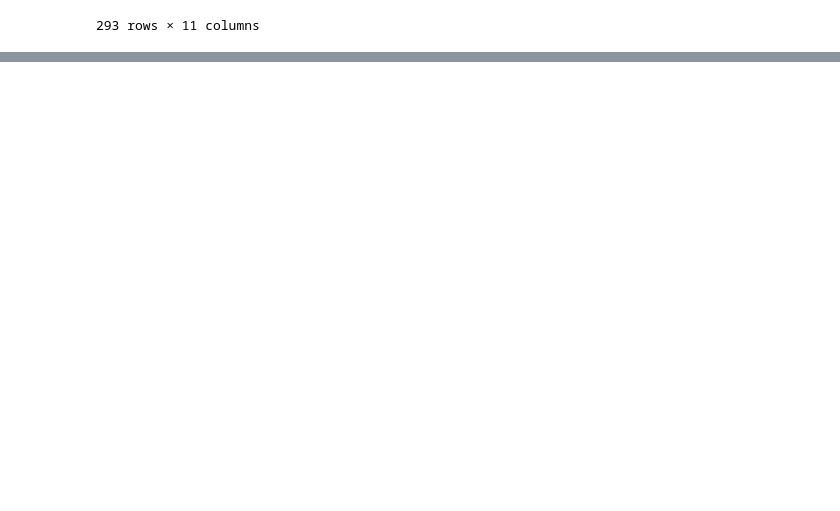
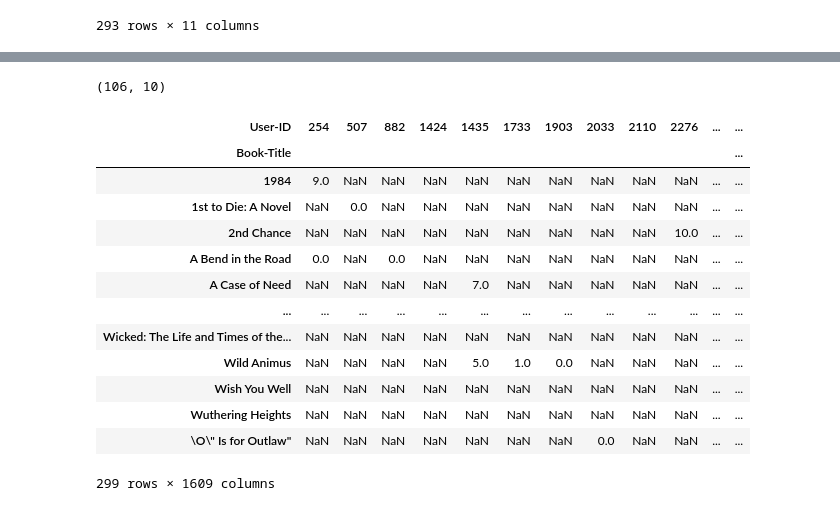
Before and after one commit to Mahad-Saffi/Books-Recommendation-System, a Jupyter notebook: booksRecommendationSystem.ipynb, the cells around one changed output, grey strips where cells are left out. Cells and saved outputs as stored; diff of their text form; code cells hidden in the pictures; blank space fills up the shorter version.

```diff
--- a/booksRecommendationSystem.ipynb
+++ b/booksRecommendationSystem.ipynb
@@ -161,0 +194,2 @@ popular_books
+# %%
+ratings = books_with_ratings[books_with_ratings["User-ID"].isin(reliable_users_indexes)]
@@ -161,0 +212,3 @@ popular_books
+# %%
+y = ratings.groupby("Book-Title").count()["Book-Rating"] > 100
+reliable_books_indexes = y[y].index
@@ -161,0 +219,3 @@ popular_books
+# %%
+ratings = ratings[ratings["Book-Title"].isin(reliable_books_indexes)]
+ratings
@@ -161,0 +236,23 @@ popular_books
+# %%
+books_with_ratings.where(books_with_ratings["User-ID"] == 278418).where(books_with_ratings["Book-Rating"] > 0).dropna().shape
+# %% [output]
+(106, 10)
+# %%
+pt = ratings.pivot_table(index="Book-Title", columns="User-ID", values="Book-Rating")
+# %%
+pt
+# %% [output]
+| User-ID | 254 | 507 | 882 | 1424 | 1435 | 1733 | 1903 | 2033 | 2110 | 2276 | ... | ... |
+| Book-Title |  |  |  |  |  |  |  |  |  |  |  | ... |
+| 1984 | 9.0 | NaN | NaN | NaN | NaN | NaN | NaN | NaN | NaN | NaN | ... | ... |
+| 1st to Die: A Novel | NaN | 0.0 | NaN | NaN | NaN | NaN | NaN | NaN | NaN | NaN | ... | ... |
+| 2nd Chance | NaN | NaN | NaN | NaN | NaN | NaN | NaN | NaN | NaN | 10.0 | ... | ... |
+| A Bend in the Road | 0.0 | NaN | 0.0 | NaN | NaN | NaN | NaN | NaN | NaN | NaN | ... | ... |
+| A Case of Need | NaN | NaN | NaN | NaN | 7.0 | NaN | NaN | NaN | NaN | NaN | ... | ... |
+| ... | ... | ... | ... | ... | ... | ... | ... | ... | ... | ... | ... | ... |
+| Wicked: The Life and Times of the... | NaN | NaN | NaN | NaN | NaN | NaN | NaN | NaN | NaN | NaN | ... | ... |
+| Wild Animus | NaN | NaN | NaN | NaN | 5.0 | 1.0 | 0.0 | NaN | NaN | NaN | ... | ... |
+| Wish You Well | NaN | NaN | NaN | NaN | NaN | NaN | NaN | NaN | NaN | NaN | ... | ... |
+| Wuthering Heights | NaN | NaN | NaN | NaN | NaN | NaN | NaN | NaN | NaN | NaN | ... | ... |
+| \O\" Is for Outlaw" | NaN | NaN | NaN | NaN | NaN | NaN | NaN | 0.0 | NaN | NaN | ... | ... |
+299 rows × 1609 columns
```
Also changed, not shown: parts of 17 cells of this notebook.
